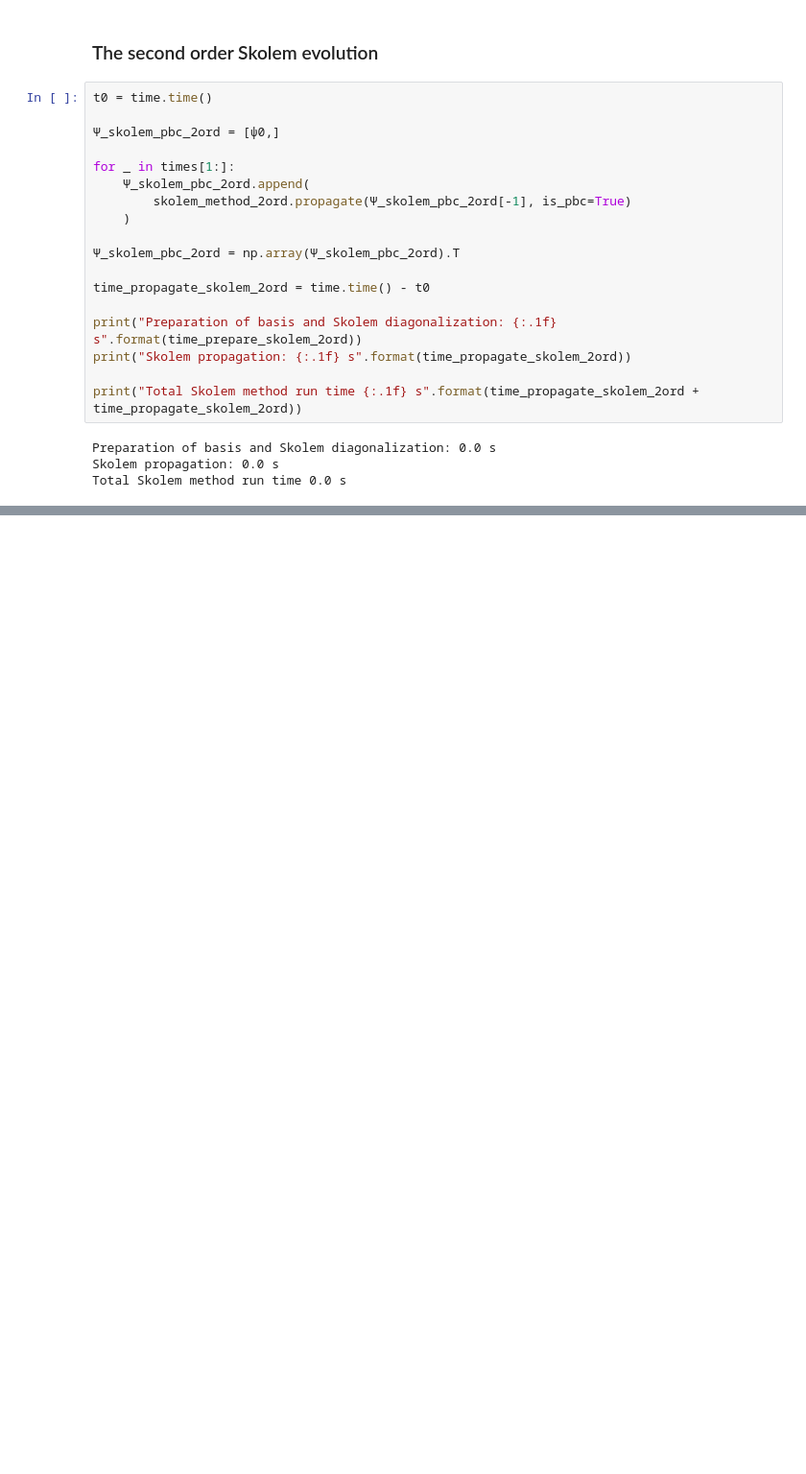
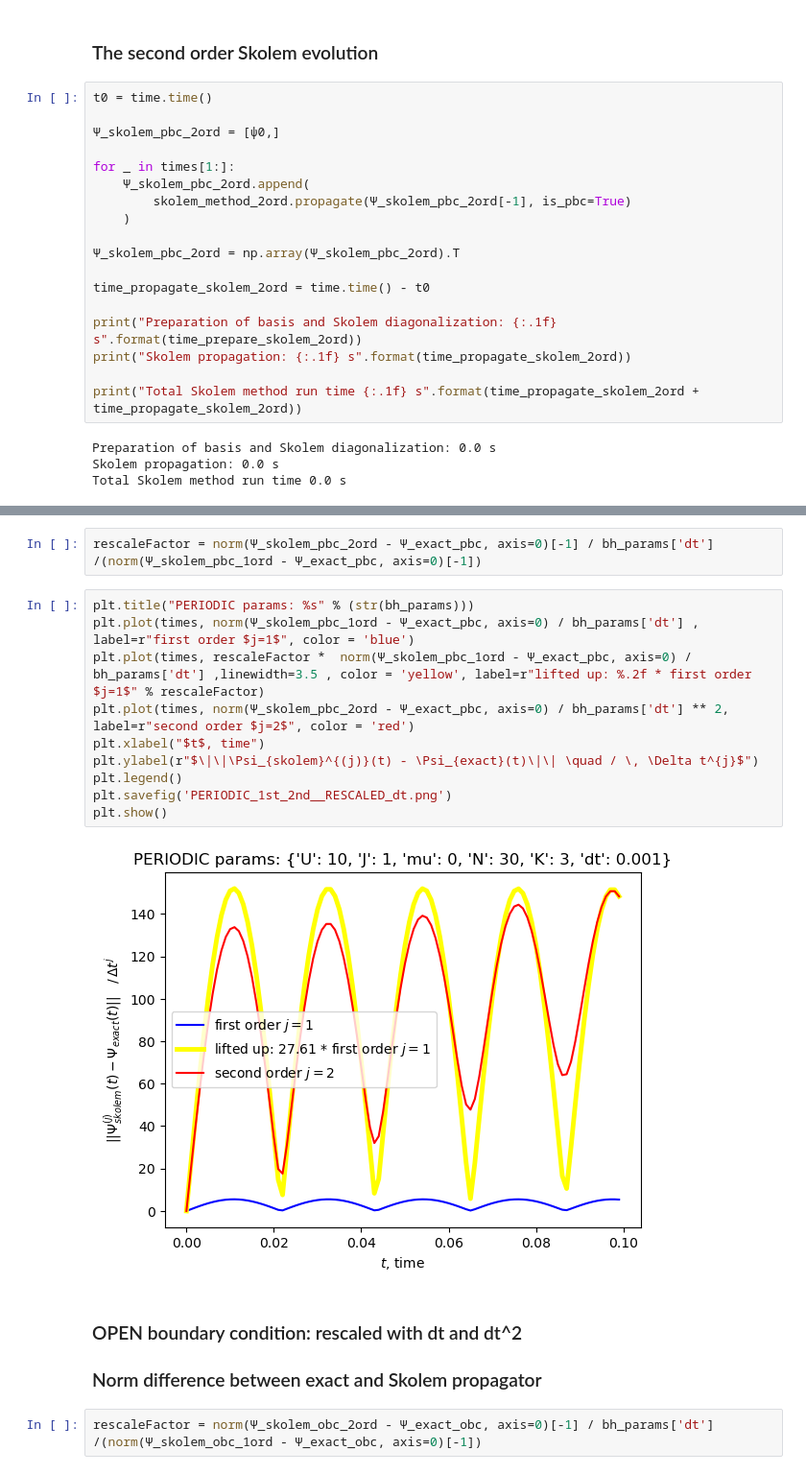
Before and after one commit to dibondar/QCantorTransformation, a Jupyter notebook: demo_second_ord_skolem_propagator.ipynb, the cells around one changed output, grey strips where cells are left out. Shown at 96% size. Saved outputs shown, nothing was run; the diff lists cells and outputs as text; blank space fills up the shorter version.

```diff
--- a/demo_second_ord_skolem_propagator.ipynb
+++ b/demo_second_ord_skolem_propagator.ipynb
@@ -261,0 +269,19 @@ plt.show()
+# %%
+rescaleFactor = norm(Ψ_skolem_pbc_2ord - Ψ_exact_pbc, axis=0)[-1] / bh_params['dt'] /(norm(Ψ_skolem_pbc_1ord - Ψ_exact_pbc, axis=0)[-1])
+# %%
+plt.title("PERIODIC params: %s" % (str(bh_params)))
+plt.plot(times, norm(Ψ_skolem_pbc_1ord - Ψ_exact_pbc, axis=0) / bh_params['dt'] , label=r"first order $j=1$", color = 'blue')
+plt.plot(times, rescaleFactor *  norm(Ψ_skolem_pbc_1ord - Ψ_exact_pbc, axis=0) / bh_params['dt'] ,linewidth=3.5 , color = 'yellow', label=r"lifted up: %.2f * first order $j=1$" % rescaleFactor)
+plt.plot(times, norm(Ψ_skolem_pbc_2ord - Ψ_exact_pbc, axis=0) / bh_params['dt'] ** 2, label=r"second order $j=2$", color = 'red')
+plt.xlabel("$t$, time")
+plt.ylabel(r"$\|\|\Psi_{skolem}^{(j)}(t) - \Psi_{exact}(t)\|\| \quad / \, \Delta t^{j}$")
+plt.legend()
+plt.savefig('PERIODIC_1st_2nd__RESCALED_dt.png')
+plt.show()
+# %% [output]
+[figure, added]
+# %% [markdown]
+### OPEN boundary condition: rescaled with dt and dt^2
+### Norm difference between exact and Skolem propagator
+# %%
+rescaleFactor = norm(Ψ_skolem_obc_2ord - Ψ_exact_obc, axis=0)[-1] / bh_params['dt'] /(norm(Ψ_skolem_obc_1ord - Ψ_exact_obc, axis=0)[-1])
```
Also changed, not shown: parts of 13 cells of this notebook, 1 other file.
